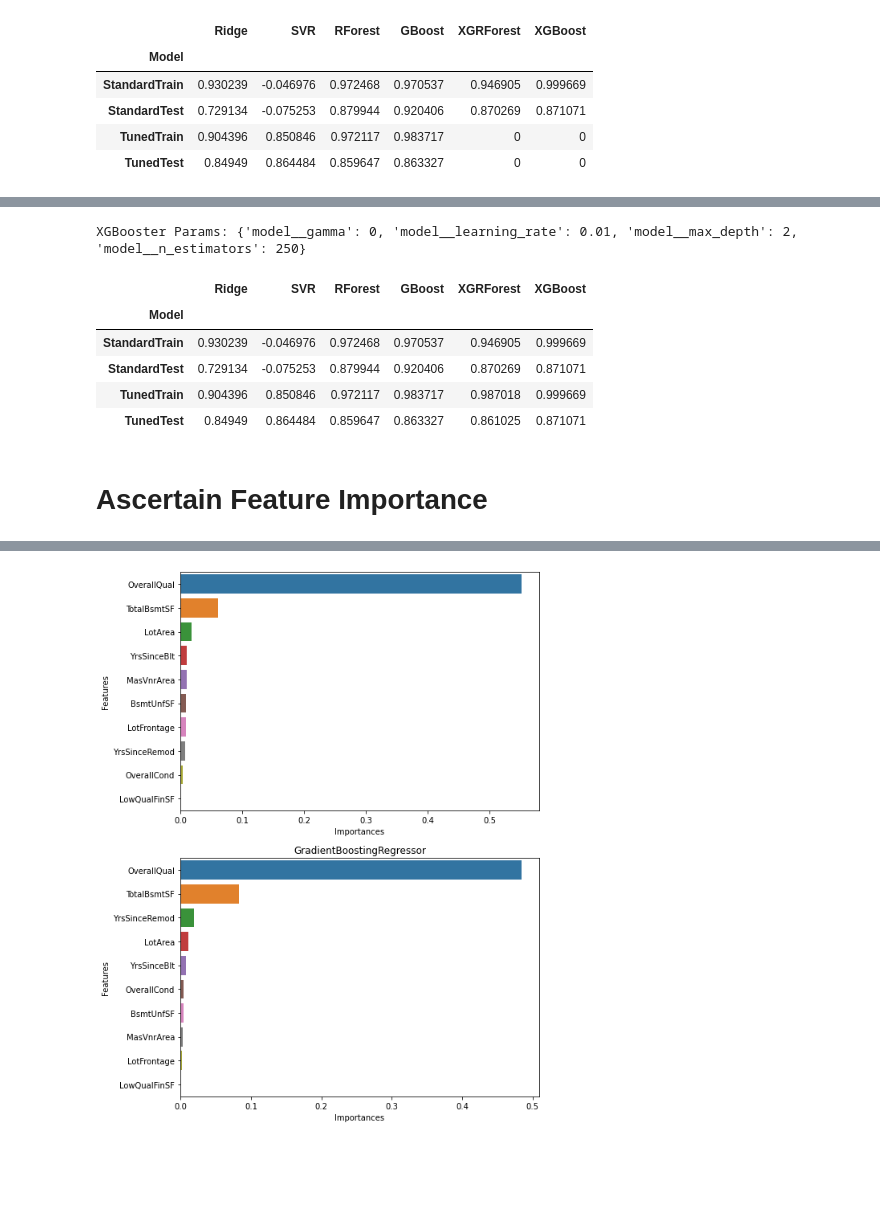
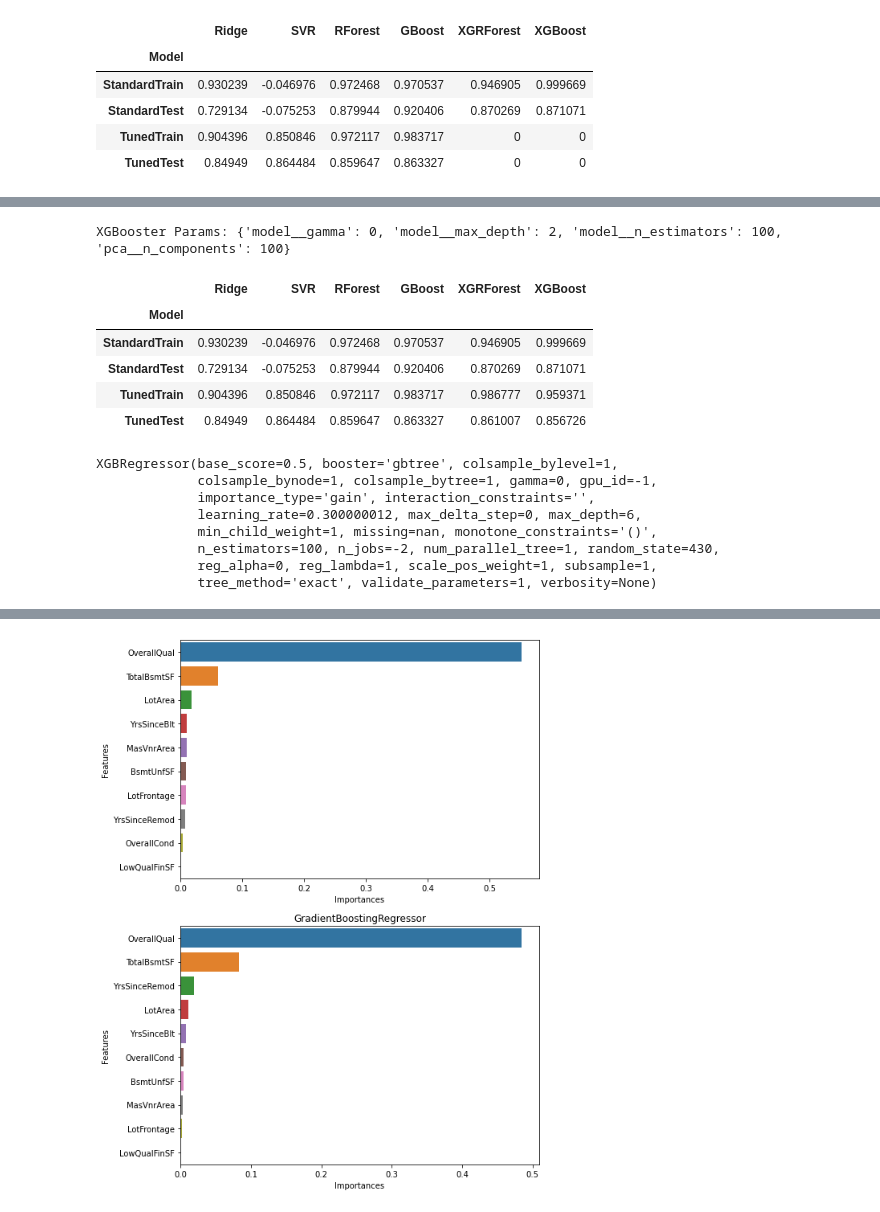
Before and after one commit to BaroqBard/IowaHousingPredictions, a Jupyter notebook: Iowa Housing Project - II. Modeling & Analysis.ipynb, the cells around one changed output, grey strips where cells are left out. Saved outputs shown, nothing was run; the diff lists cells and outputs as text; code cells hidden in the pictures; blank space fills up the shorter version.

Commit message:
PCA'd XGBoost Ready

```diff
--- a/Iowa Housing Project - II. Modeling & Analysis.ipynb
+++ b/Iowa Housing Project - II. Modeling & Analysis.ipynb
@@ -301,10 +263,9 @@ pca = PCA(random_state=430)
 # Pipe & Search
 pipeline = Pipeline(steps=[('pca', pca),
                           ('model', xgForest2)])
-xgf_grid = {'model__n_estimators': [500, 750, 1000],
-           'model__max_depth': [11, 13, 15, 17, 19, 21],
-           'model__gamma': [0, 0.1, 0.25, 0.5, 0.75, 0.9, 1],
-           'model__learning_rate': [0.01, 0.1, 1, 10]}
+xgf_grid = {'model__n_estimators': [100, 250, 500, 750],
+           'model__max_depth': [6, 10, 14, 18, 22, 26],
+           'model__gamma': [0, 2, 4]}
 gs_xgForest = model_selection.GridSearchCV(pipeline, xgf_grid, n_jobs=-2, cv=3)
 gs_xgForest.fit(x_train, y_train['SalePrice'])
 print('XGRandomForest Params: ' + str(gs_xgForest.best_params_))
@@ -324,33 +296,42 @@ XGRandomForest Params: {'model__gamma': 0, 'model__learning_rate': 1, 'model__ma
 # %%
 #########################
 ### XGBoost Regressor ###
 #########################
 
 xgBooster2 = xgb.XGBRegressor(n_jobs = -2, random_state = 430)
 pca = PCA(random_state=430)
 
 # Pipe & Search
 pipeline = Pipeline(steps=[('pca', pca),
                           ('model', xgBooster2)])
-xgb_grid = {'model__n_estimators': [250, 500, 750],
-           'model__max_depth': [2, 4, 6],
-           'model__gamma': [0, 2, 4, 6, 8, 10],
-           'model__learning_rate': [0.01, 0.1, 1]}
+xgb_grid = {'pca__n_components': range(50, x_train.shape[1]),
+            'model__n_estimators': [100, 250, 500],
+            'model__max_depth': [2, 3, 4, 5, 6],
+            'model__gamma': [0, 3, 4, 5]}
 gs_xgBooster = model_selection.GridSearchCV(pipeline, xgb_grid, n_jobs=-2, cv=3)
 gs_xgBooster.fit(x_train, y_train['SalePrice'])
 print('XGBooster Params: ' + str(gs_xgBooster.best_params_))
 
 # Tabulate Train Score & Test Score
 resul.iloc[2, 5] = gs_xgBooster.score(x_train, y_train['SalePrice'])
 resul.iloc[3, 5] = gs_xgBooster.score(x_test, y_test['SalePrice'])
 resul.head()
 # %% [output]
-XGBooster Params: {'model__gamma': 0, 'model__learning_rate': 0.01, 'model__max_depth': 2, 'model__n_estimators': 250}
+XGBooster Params: {'model__gamma': 0, 'model__max_depth': 2, 'model__n_estimators': 100, 'pca__n_components': 100}
 |  | Ridge | SVR | RForest | GBoost | XGRForest | XGBoost |
 | Model |  |  |  |  |  |  |
 | StandardTrain | 0.930239 | -0.046976 | 0.972468 | 0.970537 | 0.946905 | 0.999669 |
 | StandardTest | 0.729134 | -0.075253 | 0.879944 | 0.920406 | 0.870269 | 0.871071 |
-| TunedTrain | 0.904396 | 0.850846 | 0.972117 | 0.983717 | 0.987018 | 0.999669 |
-| TunedTest | 0.84949 | 0.864484 | 0.859647 | 0.863327 | 0.861025 | 0.871071 |
+| TunedTrain | 0.904396 | 0.850846 | 0.972117 | 0.983717 | 0.986777 | 0.959371 |
+| TunedTest | 0.84949 | 0.864484 | 0.859647 | 0.863327 | 0.861007 | 0.856726 |
-# %% [markdown]
-# Ascertain Feature Importance
+# %%
+xgBooster
+# %% [output]
+XGBRegressor(base_score=0.5, booster='gbtree', colsample_bylevel=1,
+             colsample_bynode=1, colsample_bytree=1, gamma=0, gpu_id=-1,
+             importance_type='gain', interaction_constraints='',
+             learning_rate=0.300000012, max_delta_step=0, max_depth=6,
+             min_child_weight=1, missing=nan, monotone_constraints='()',
+             n_estimators=100, n_jobs=-2, num_parallel_tree=1, random_state=430,
+             reg_alpha=0, reg_lambda=1, scale_pos_weight=1, subsample=1,
+             tree_method='exact', validate_parameters=1, verbosity=None)
```
Also changed, not shown: parts of 12 cells of this notebook.
